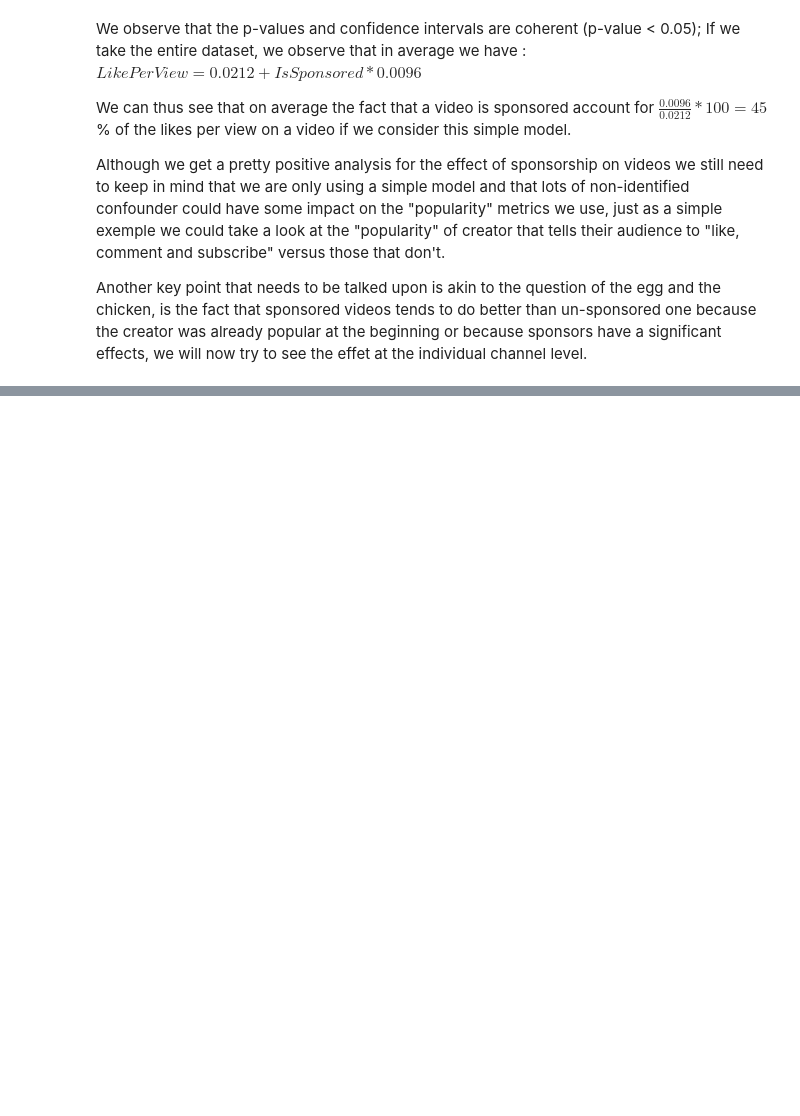
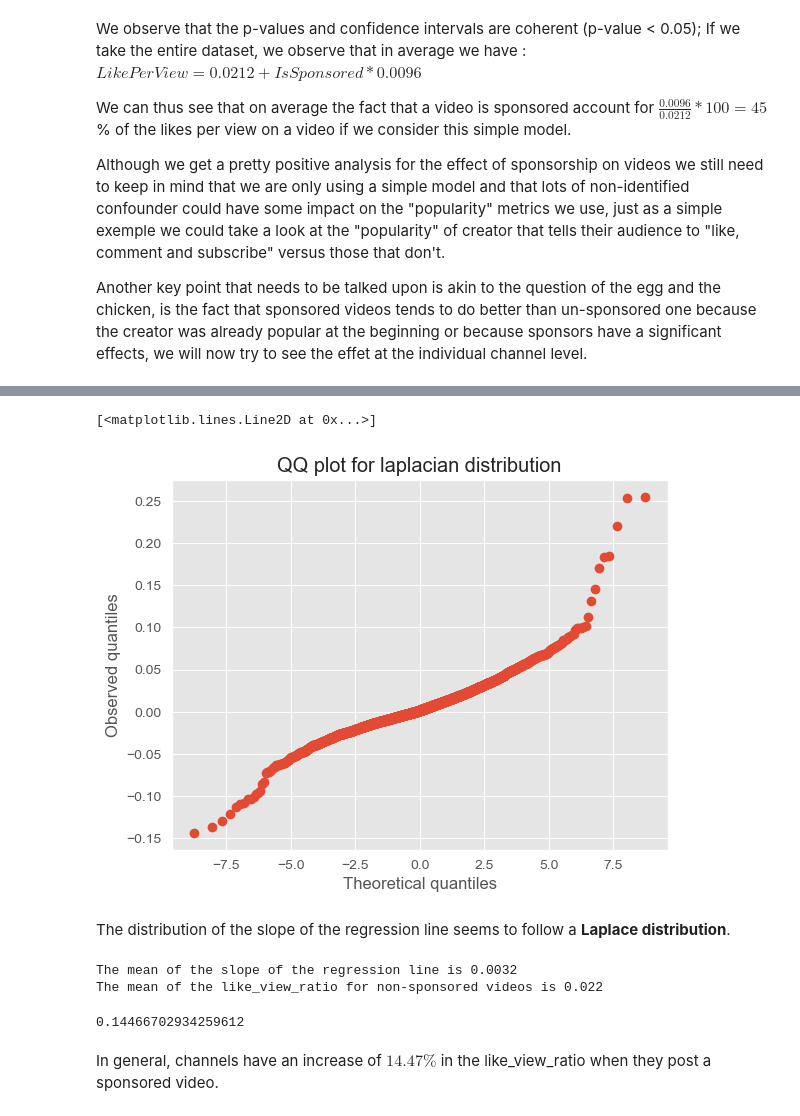
Before and after one commit to epfl-ada/ada-2022-project-fraisetagada, a Jupyter notebook: analysis/Sponsors Regression analysis.ipynb, the cells around one changed output, grey strips where cells are left out. Drawn from its saved outputs; the diff is of its cells as text; code cells hidden in the pictures; blank space fills up the shorter version.

```diff
--- a/analysis/Sponsors Regression analysis.ipynb
+++ b/analysis/Sponsors Regression analysis.ipynb
@@ -192,0 +201,28 @@ interprétation de l'hist => heavy tailed
+# %%
+from scipy.stats import laplace
+
+## plot qqplot for list_coeff laplacian distribution
+plt.figure()
+plt.title('QQ plot for laplacian distribution')
+plt.ylabel('Observed quantiles')
+plt.xlabel('Theoretical quantiles')
+
+theoretical_quantiles = laplace.ppf(np.linspace(0, 1, len(list_coeff)))
+observed_quantiles = np.sort(list_coeff)
+plt.plot(theoretical_quantiles, observed_quantiles, 'o')
+# %% [output]
+[<matplotlib.lines.Line2D at 0x...>]
+[figure, added]
+# %% [markdown]
+The distribution of the slope of the regression line seems to follow a **Laplace distribution**.
+# %%
+print(f"The mean of the slope of the regression line is {np.mean(list_coeff):.2}")
+mean_like_view_ratio_nsp = all_metadatas_pd[all_metadatas_pd.is_sponsored == 0].like_view_ratio.mean()
+print(f"The mean of the like_view_ratio for non-sponsored videos is {mean_like_view_ratio_nsp:.2}")
+np.mean(list_coeff)/mean_like_view_ratio_nsp
+# %% [output]
+The mean of the slope of the regression line is 0.0032
+The mean of the like_view_ratio for non-sponsored videos is 0.022
+0.14466702934259612
+# %% [markdown]
+In general, channels have an increase of $14.47\%$ in the like_view_ratio when they post a sponsored video.
```
Also changed, not shown: parts of 25 cells of this notebook, 3 other files.
